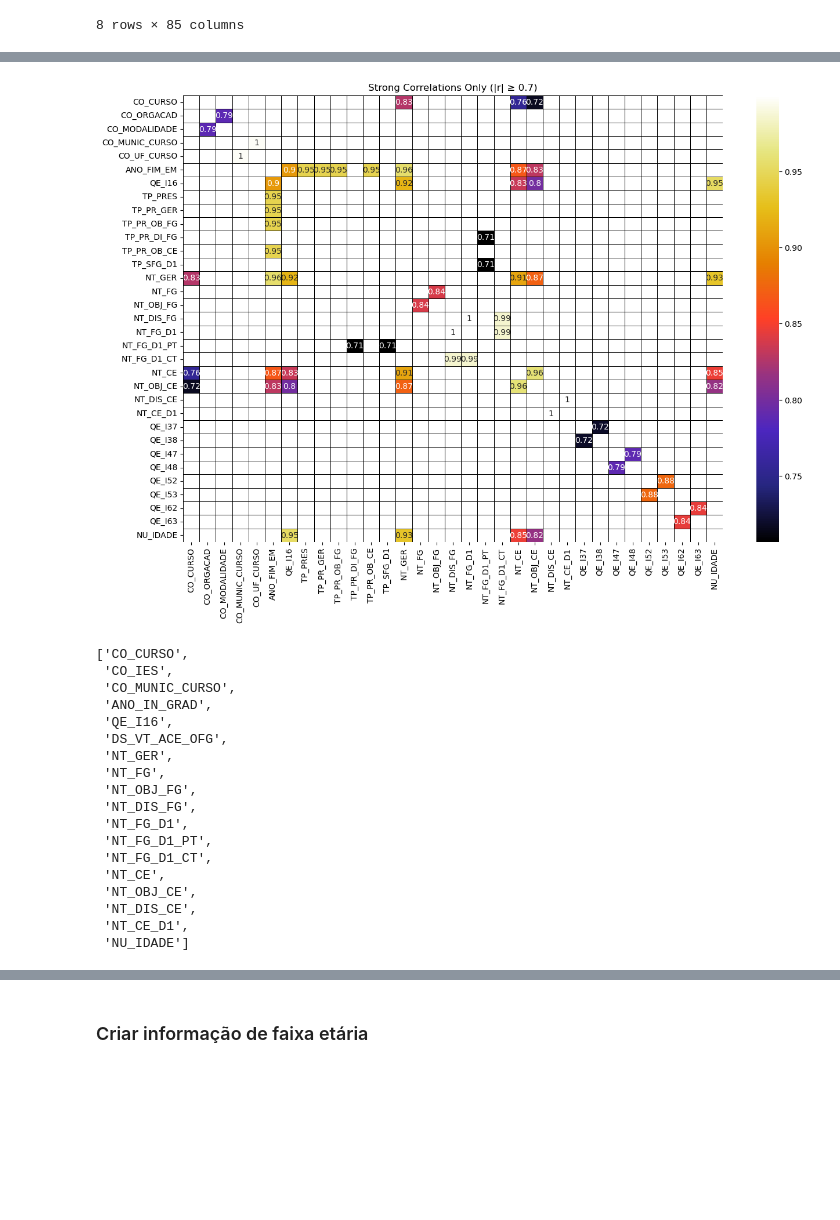
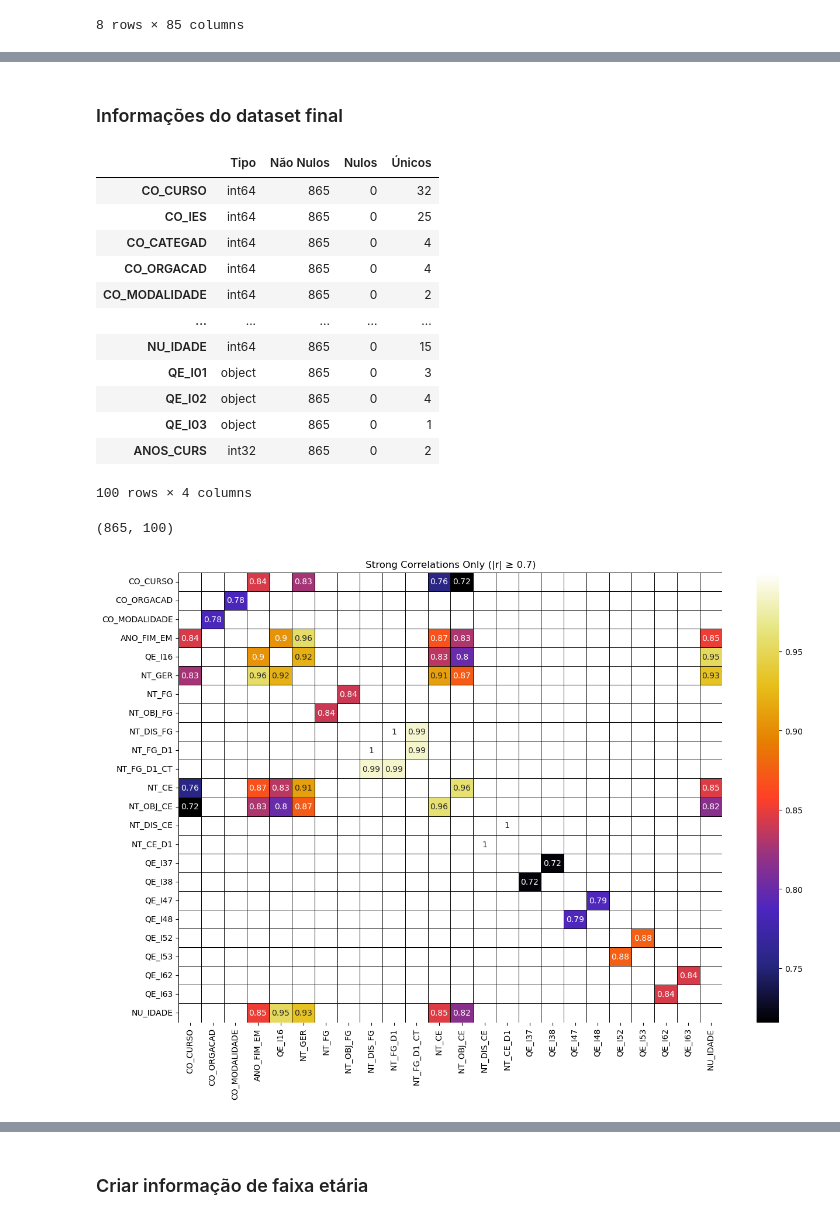
Before and after one commit to brenonpaul/ml-tempo-graduacao, a Jupyter notebook: get_data.ipynb, the cells around one changed output, grey strips where cells are left out. Drawn from its saved outputs; the diff is of its cells as text; code cells hidden in the pictures; blank space fills up the shorter version.

```diff
--- a/get_data.ipynb
+++ b/get_data.ipynb
@@ -120,4 +134,32 @@ plt.tight_layout()
+# %% [markdown]
+### Informações do dataset final
+# %%
+info_completo(df)
+# %% [output]
+|  | Tipo | Não Nulos | Nulos | Únicos |
+| CO_CURSO | int64 | 865 | 0 | 32 |
+| CO_IES | int64 | 865 | 0 | 25 |
+| CO_CATEGAD | int64 | 865 | 0 | 4 |
+| CO_ORGACAD | int64 | 865 | 0 | 4 |
+| CO_MODALIDADE | int64 | 865 | 0 | 2 |
+| ... | ... | ... | ... | ... |
+| NU_IDADE | int64 | 865 | 0 | 15 |
+| QE_I01 | object | 865 | 0 | 3 |
+| QE_I02 | object | 865 | 0 | 4 |
+| QE_I03 | object | 865 | 0 | 1 |
+| ANOS_CURS | int32 | 865 | 0 | 2 |
+100 rows × 4 columns
+# %%
+df.shape
+# %% [output]
+(865, 100)
 # %%
+import matplotlib.pyplot as plt
+import seaborn as sns
+
+# Seleciona apenas as colunas numéricas
+numeric_features = df.select_dtypes(include=['int64', 'float64']).columns
+
 # Calcula a matriz de correlação
 corr_matrix = df[numeric_features].corr()
 
@@ -137,30 +179,4 @@ if not strong_corr.empty:
 else:
     print("Não foram encontradas correlações fortes (|r| ≥ 0.7).")
 # %% [output]
-[figure, old version]
+[figure, new version]
-# %%
-continuous_features = []
-for feature in numeric_features:
-    if len(df[feature].unique()) >= 10:
-        continuous_features.append(feature)
-
-continuous_features
-# %% [output]
-['CO_CURSO',
- 'CO_IES',
- 'CO_MUNIC_CURSO',
- 'ANO_IN_GRAD',
- 'QE_I16',
- 'DS_VT_ACE_OFG',
- 'NT_GER',
- 'NT_FG',
- 'NT_OBJ_FG',
- 'NT_DIS_FG',
- 'NT_FG_D1',
- 'NT_FG_D1_PT',
- 'NT_FG_D1_CT',
- 'NT_CE',
- 'NT_OBJ_CE',
- 'NT_DIS_CE',
- 'NT_CE_D1',
- 'NU_IDADE']
```
Also changed, not shown: parts of 24 cells of this notebook, 9 other files.
